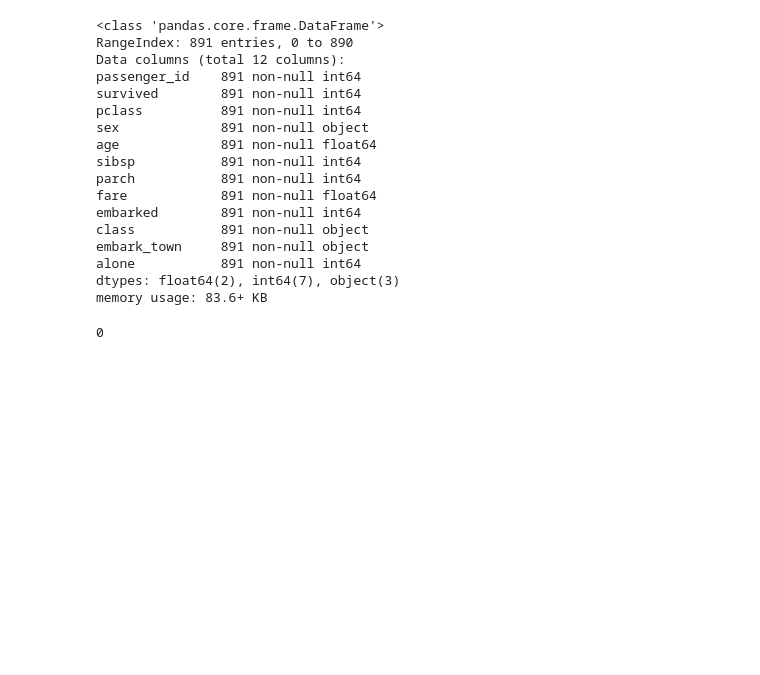
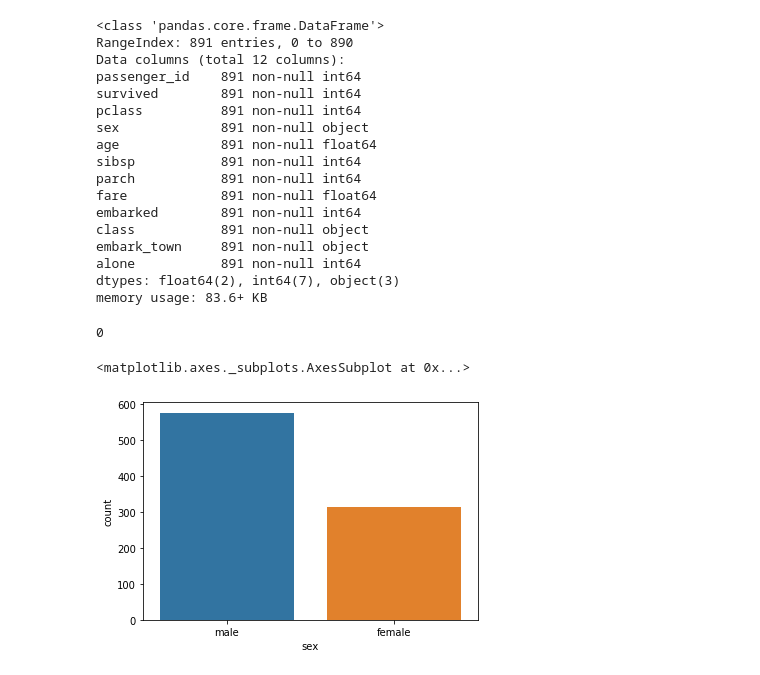
Before and after one commit to flambuth/ds-methodologies-exercises, a Jupyter notebook: classification/data_prep.ipynb, the cells around one changed output. Drawn from its saved outputs; the diff is of its cells as text; code cells hidden in the pictures; blank space fills up the shorter version.

```diff
--- a/classification/data_prep.ipynb
+++ b/classification/data_prep.ipynb
@@ -244,0 +247,5 @@ df_titanic.age.isnull().sum()
+# %%
+sns.countplot(data=df_titanic, x='sex', )
+# %% [output]
+<matplotlib.axes._subplots.AxesSubplot at 0x...>
+[figure, added]
```
Also changed, not shown: parts of 22 cells of this notebook, 1 other file.
